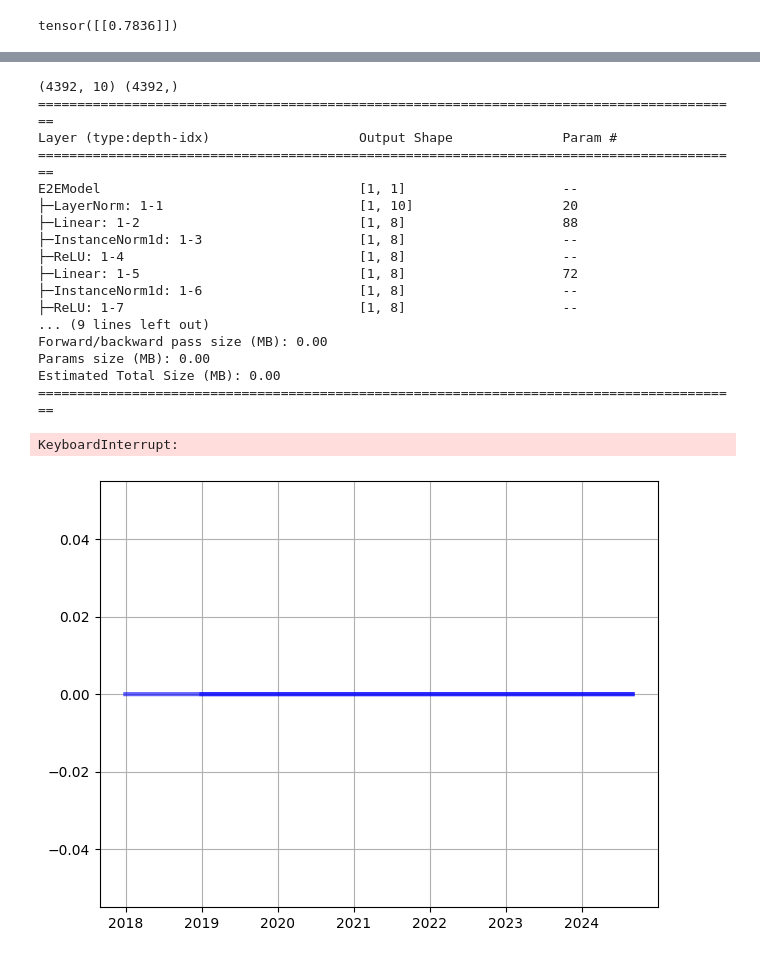
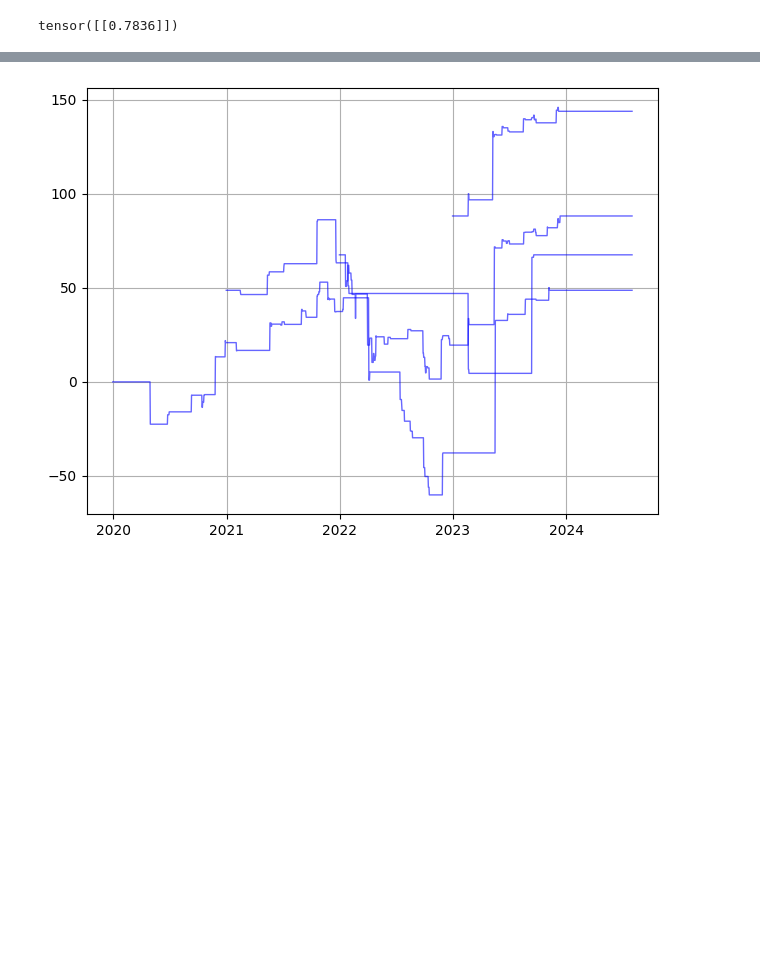
Before and after one commit to binrey/MLTR, a Jupyter notebook: e2e_train.ipynb, the cells around one changed output, grey strips where cells are left out. Saved outputs shown, nothing was run; the diff lists cells and outputs as text; code cells hidden in the pictures; blank space fills up the shorter version.

```diff
--- a/e2e_train.ipynb
+++ b/e2e_train.ipynb
@@ -50,7 +55,9 @@ def save_model(model):
 # %%
 DEVICE = torch.device("cpu")
 cfg = PyConfig("zz.py").test()
+cfg.date_end = "2020.01.01"
+# cfg.date_start = "2020.01.01"
 # %%
 e2e_train = E2ETrain(cfg)
-e2e_train.load_data(500)
+e2e_train.load_data()
 # %% [output]
@@ -58,4 +68,4 @@ e2e_train.load_data(500)
 # %%
-model = e2e_train.train(num_epochs=100,
-                        resume=True,
+model = e2e_train.train(num_epochs=1000,
+                        resume=False,
                         device=DEVICE)
@@ -61,0 +90,5 @@ model = e2e_train.train(num_epochs=100,
+# %%
+cfg_test = PyConfig("zz.py").test()
+cfg_test.date_start = "2020.01.01"
+e2e_train = E2ETrain(cfg_test)
+e2e_train.load_data()
@@ -87,25 +131,28 @@ tensor([[0.7836]])
 # %%
+DEVICE = torch.device("cpu")
+
+cfg = PyConfig("zz.py").test()
 date_start = datetime.strptime(cfg.date_start, '%Y-%m-%dT%H:%M:%S').strftime('%m/%d/%Y')
 date_end = datetime.strptime(cfg.date_end, '%Y-%m-%dT%H:%M:%S').strftime('%m/%d/%Y')
 
-years = [pd.to_datetime(d).date() for d in
+years = [pd.to_datetime(d).date().strftime('%Y-%m-%dT%H:%M:%S') for d in
          pd.date_range(start=date_start, end=date_end, freq="Y")]
 
 date_start = cfg.date_start
 last_prof = 0
-for year in years:
-    cfg.date_start = date_start
-    cfg.date_end = year.strftime('%Y-%m-%dT%H:%M:%S')
+for year in years[19:-1]:
+    cfg = PyConfig("zz.py").test()
+    cfg.date_end = year
     e2e_train = E2ETrain(cfg)
     e2e_train.load_data()
-    model = e2e_train.train(num_epochs=5, resume=False, device=DEVICE)
+    model = e2e_train.train(num_epochs=200, resume=False, device=DEVICE)
     save_model(model)
 
-    cfg.date_start = cfg.date_end
-    cfg.date_end = "2024-09-01T00:00:00"
+    cfg = PyConfig("zz.py").test()
+    cfg.date_start = year
     brok_results = backtest(cfg)
 
-    plt.plot(brok_results.daily_hist.days, brok_results.daily_hist.profit + last_prof, linewidth=3, color="b", alpha=0.6)
+    plt.plot(brok_results.daily_hist.days, brok_results.daily_hist.profit + last_prof, linewidth=1, color="b", alpha=0.6)
     last_prof += brok_results.final_profit
     plt.grid("on")
     plt.tight_layout()
@@ -172,19 +178 @@ Estimated Total Size (MB): 0.00
-(4392, 10) (4392,)
-==========================================================================================
-Layer (type:depth-idx)                   Output Shape              Param #
-==========================================================================================
-E2EModel                                 [1, 1]                    --
-├─LayerNorm: 1-1                         [1, 10]                   20
-├─Linear: 1-2                            [1, 8]                    88
-├─InstanceNorm1d: 1-3                    [1, 8]                    --
-├─ReLU: 1-4                              [1, 8]                    --
-├─Linear: 1-5                            [1, 8]                    72
-├─InstanceNorm1d: 1-6                    [1, 8]                    --
-├─ReLU: 1-7                              [1, 8]                    --
-... (9 lines left out)
-Forward/backward pass size (MB): 0.00
-Params size (MB): 0.00
-Estimated Total Size (MB): 0.00
-==========================================================================================
-KeyboardInterrupt:
-[figure, old version]
+[figure, new version]
```
Also changed, not shown: parts of 9 cells of this notebook, 6 other files.
